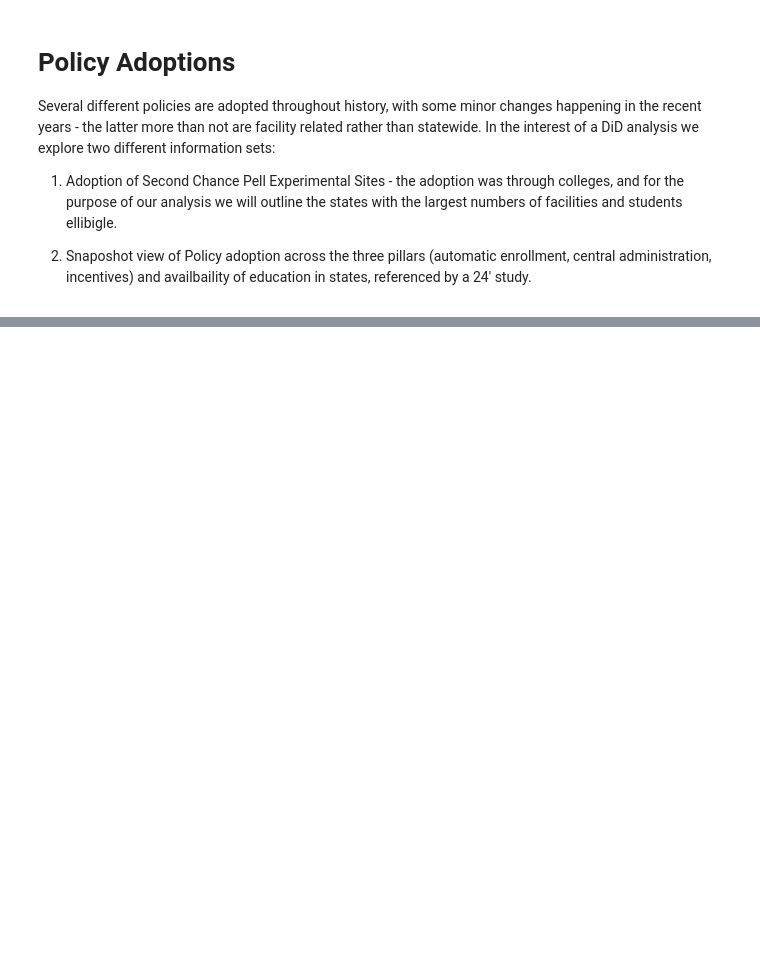
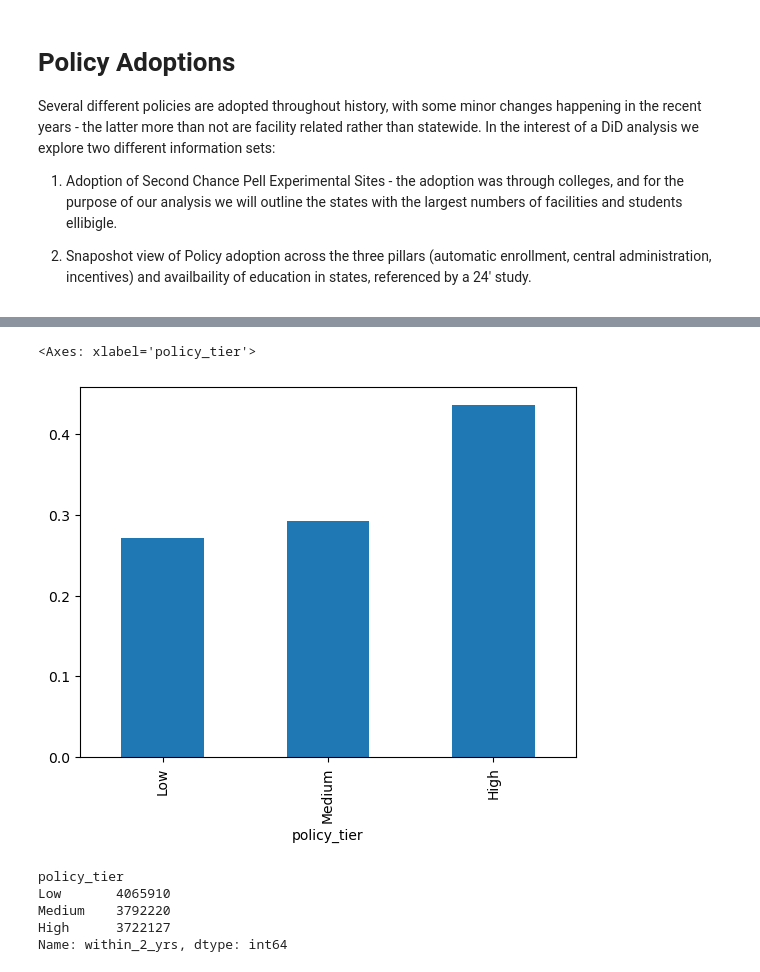
Before and after one commit to TeaTafaj/Recidivism-Education, a Jupyter notebook: pre_processing.ipynb, the cells around one changed output, grey strips where cells are left out. Drawn from its saved outputs; the diff is of its cells as text; code cells hidden in the pictures; blank space fills up the shorter version.

```diff
--- a/pre_processing.ipynb
+++ b/pre_processing.ipynb
@@ -543,0 +666,14 @@ df_large.groupby(["RELEASEYR", "PELL_OPTION"])["within_2_yrs"].mean().unstack().
+# %%
+df["policy_tier"] = pd.qcut(df["Total_Score"], 3, labels=["Low", "Medium", "High"])
+df.groupby("policy_tier")["within_2_yrs"].mean().plot(kind="bar")
+# %% [output]
+<Axes: xlabel='policy_tier'>
+[figure, added]
+# %%
+df.groupby("policy_tier")["within_2_yrs"].count()
+# %% [output]
+policy_tier
+Low       4065910
+Medium    3792220
+High      3722127
+Name: within_2_yrs, dtype: int64
```
Also changed, not shown: parts of 21 cells of this notebook.
